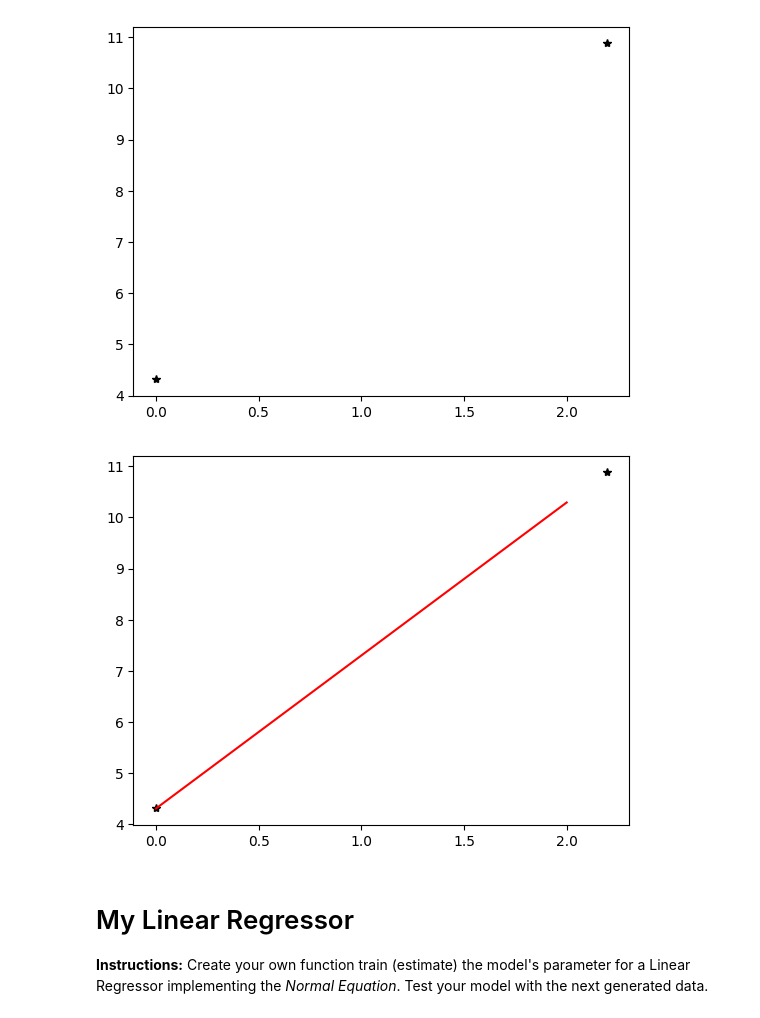
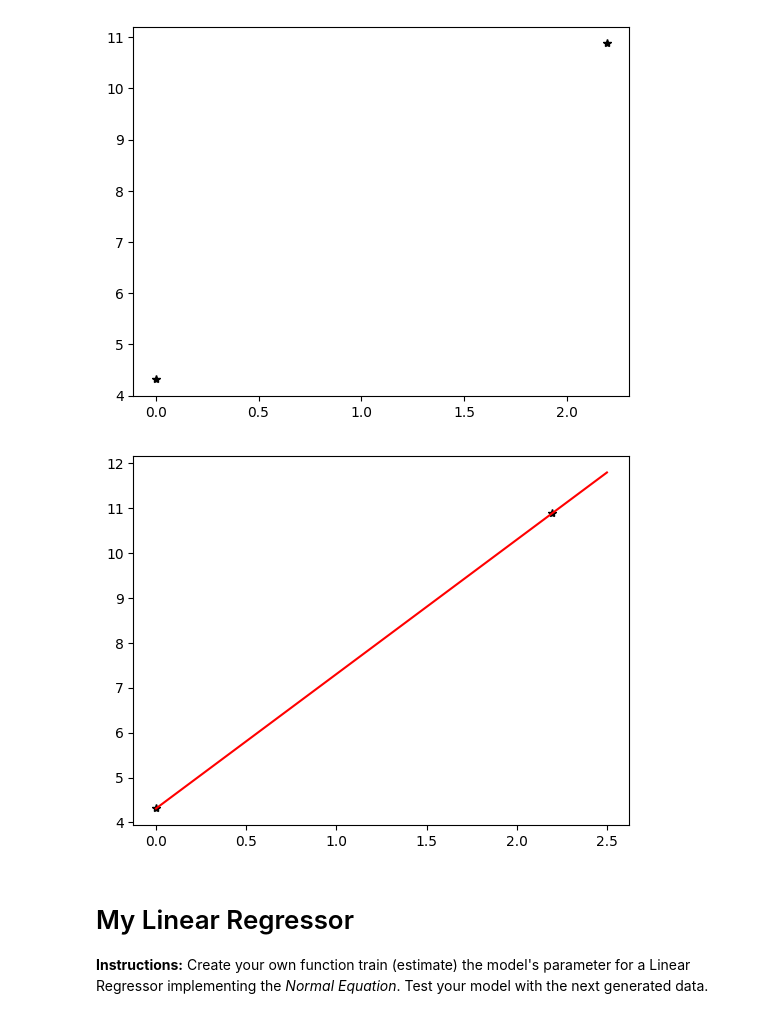
Before and after one commit to gmarxcc/machine-learning-course-uac, a Jupyter notebook: 2-linear-regressor/main.ipynb, the cells around one changed output. Cells and saved outputs as stored; diff of their text form; code cells hidden in the pictures.

```diff
--- a/2-linear-regressor/main.ipynb
+++ b/2-linear-regressor/main.ipynb
@@ -112,8 +112,9 @@ $$
 Now, let's compute $\theta$ using the normal equation:
 # %%
 import numpy as np
-X = np.array([[1,0.001],[1, 2.196]])
-Xo = np.array([[0.001],[2.196]])
+X0 = np.array([[0.001],
+               [2.196]])
+X = np.c_[np.ones(2),X0]
 y = np.array([4.314825, 10.877373])
 X
 # %% [output]
@@ -134,14 +135,14 @@ plt.show()
 # %% [output]
 [figure]
 # %%
-Xvec = np.linspace(0,2,2)
+Xvec = np.linspace(0,2.5,2)
 Xnew = np.c_[np.ones((2, 1)), Xvec]
 ypre = Xnew.dot(theta)
-plt.plot(Xo,y, '*k')
+plt.plot(X0,y, '*k')
 plt.plot(Xvec, ypre, '-r')
 plt.show()
 # %% [output]
-[figure, old version]
+[figure, new version]
 # %% [markdown]
 # My Linear Regressor
 
```
Also changed, not shown: parts of 8 cells of this notebook, 2 other files.
